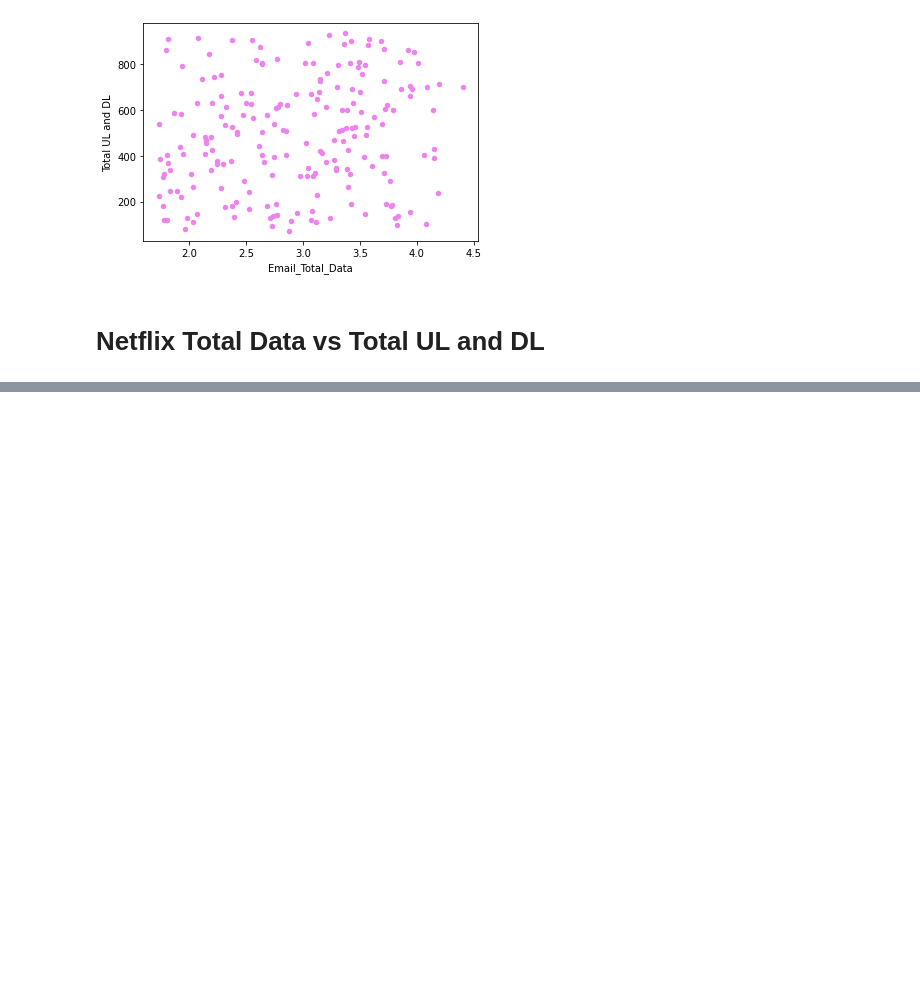
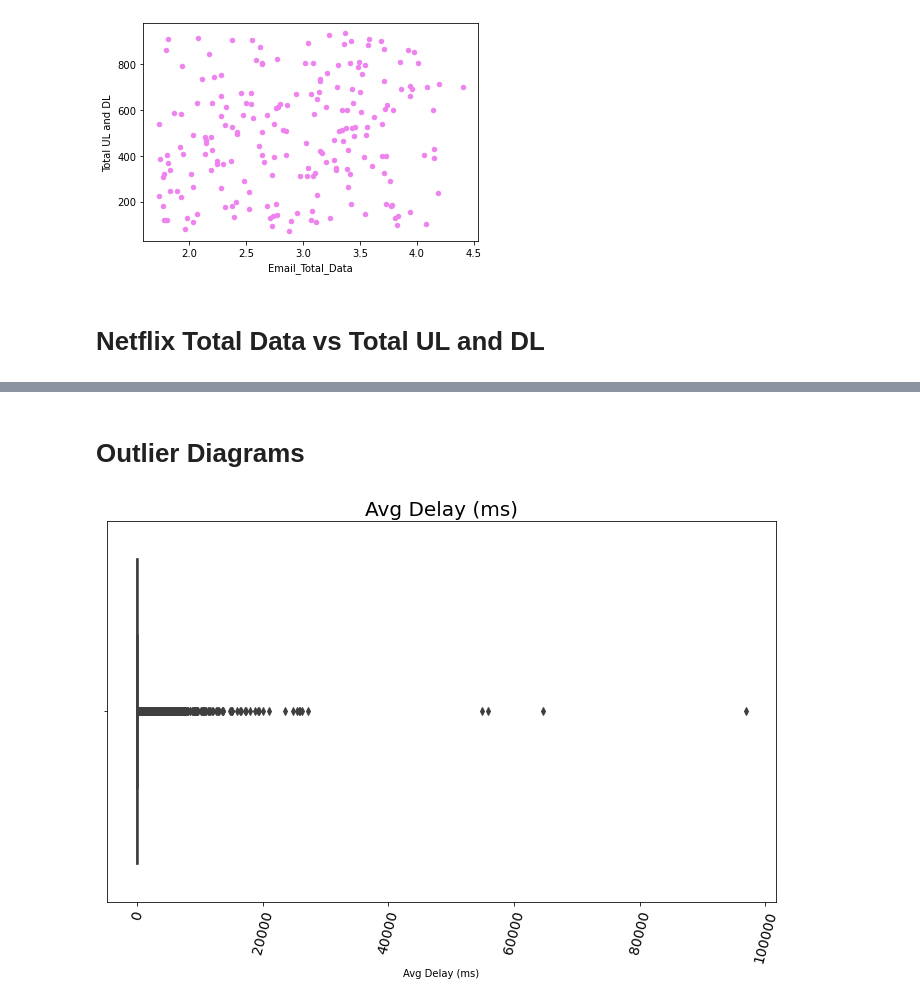
Before and after one commit to dagmawiii03/Telecom_Analysis, a Jupyter notebook: Notebook/Untitled1.ipynb, the cells around one changed output, grey strips where cells are left out. Saved outputs shown, nothing was run; the diff lists cells and outputs as text; code cells hidden in the pictures; blank space fills up the shorter version.

```diff
--- a/Notebook/Untitled1.ipynb
+++ b/Notebook/Untitled1.ipynb
@@ -325,0 +347,7 @@ dfExp[dfExp['Email_Total_Data'] > 1.72].sample(200).plot.scatter(x='Email_Total_
+# %% [markdown]
+# Outlier Diagrams
+# %%
+#Average delay
+draw.plot_box(dfExp,'Avg Delay (ms)' ,'Avg Delay (ms)')
+# %% [output]
+[figure, added]
```
Also changed, not shown: parts of 8 cells of this notebook.
